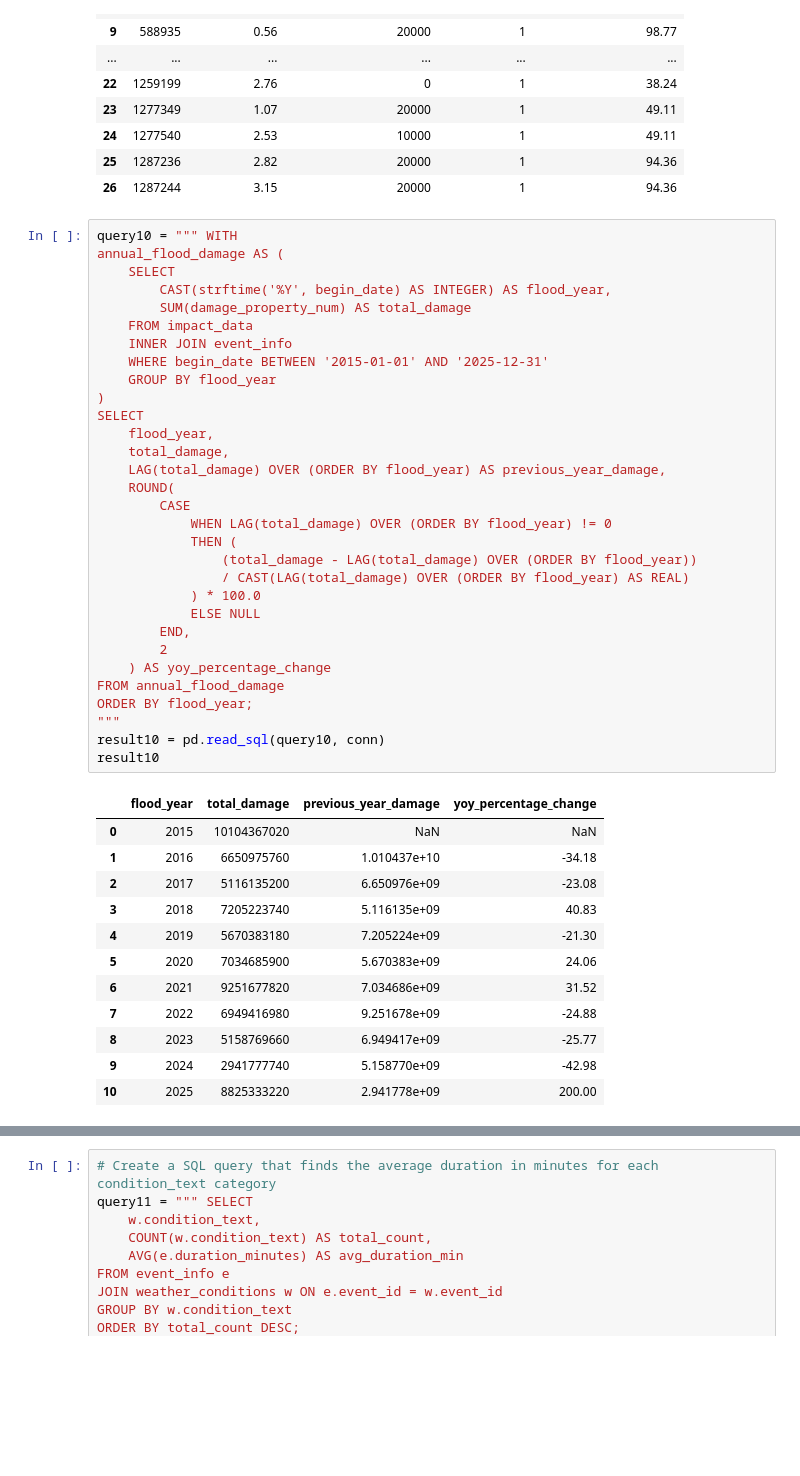
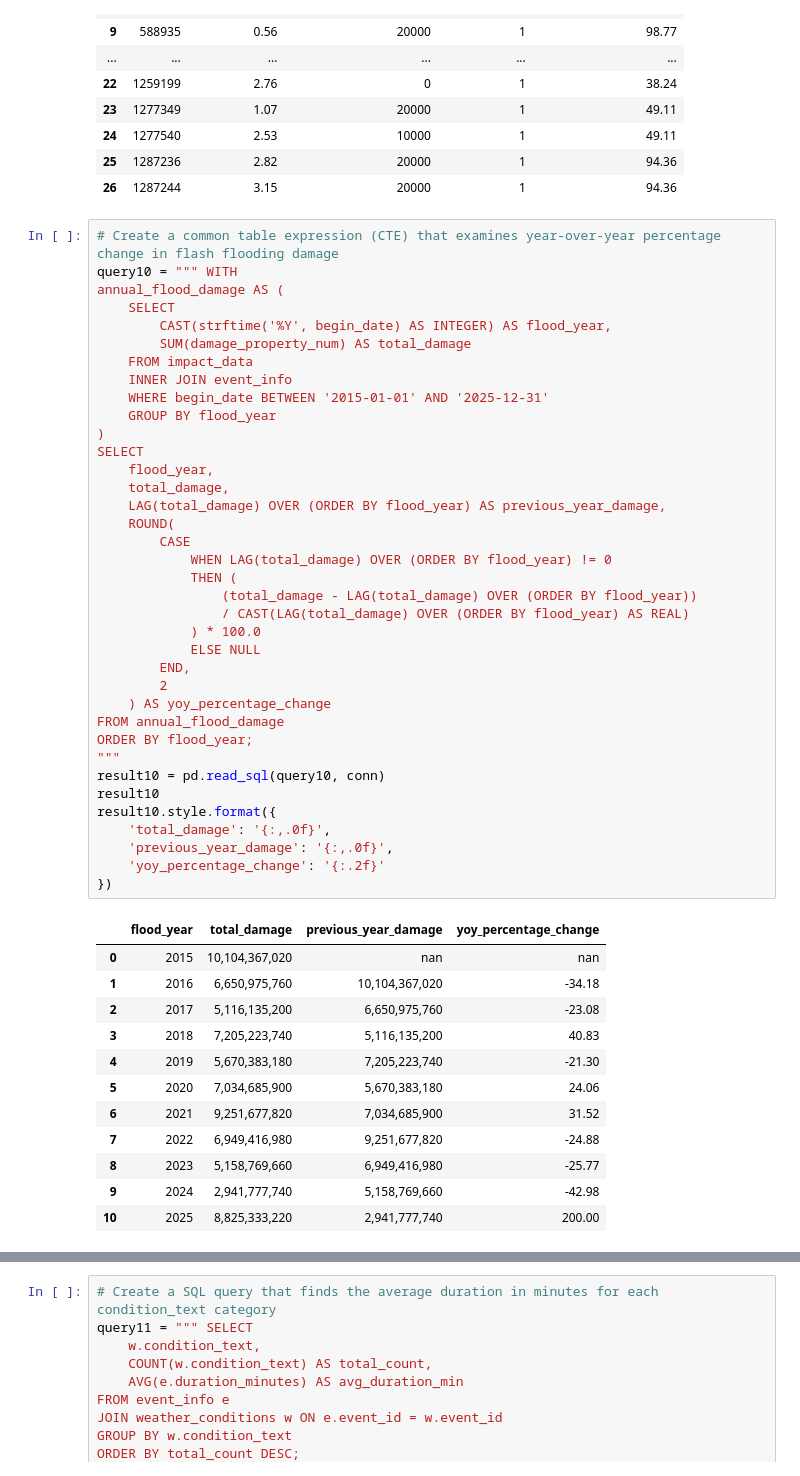
Before and after one commit to ashleyadehart/flash_floods_ky_2015_2025, a Jupyter notebook: notebooks/flash_floods_ky_2015_2025.ipynb, the cells around one changed output, grey strips where cells are left out. Cells and saved outputs as stored; diff of their text form; blank space fills up the shorter version.

```diff
--- a/notebooks/flash_floods_ky_2015_2025.ipynb
+++ b/notebooks/flash_floods_ky_2015_2025.ipynb
@@ -1583,46 +1583,52 @@ result9
 | 25 | 1287236 | 2.82 | 20000 | 1 | 94.36 |
 | 26 | 1287244 | 3.15 | 20000 | 1 | 94.36 |
 # %%
+# Create a common table expression (CTE) that examines year-over-year percentage change in flash flooding damage
 query10 = """ WITH
 annual_flood_damage AS (
     SELECT
         CAST(strftime('%Y', begin_date) AS INTEGER) AS flood_year,
         SUM(damage_property_num) AS total_damage
     FROM impact_data
     INNER JOIN event_info
     WHERE begin_date BETWEEN '2015-01-01' AND '2025-12-31'
     GROUP BY flood_year
 )
 SELECT
     flood_year,
     total_damage,
     LAG(total_damage) OVER (ORDER BY flood_year) AS previous_year_damage,
     ROUND(
         CASE
             WHEN LAG(total_damage) OVER (ORDER BY flood_year) != 0
             THEN (
                 (total_damage - LAG(total_damage) OVER (ORDER BY flood_year))
                 / CAST(LAG(total_damage) OVER (ORDER BY flood_year) AS REAL)
             ) * 100.0
             ELSE NULL
         END,
         2
     ) AS yoy_percentage_change
 FROM annual_flood_damage
 ORDER BY flood_year;
 """
 result10 = pd.read_sql(query10, conn)
 result10
+result10.style.format({
+    'total_damage': '{:,.0f}',
+    'previous_year_damage': '{:,.0f}',
+    'yoy_percentage_change': '{:.2f}'
+})
 # %% [output]
 |  | flood_year | total_damage | previous_year_damage | yoy_percentage_change |
-| 0 | 2015 | 10104367020 | NaN | NaN |
-| 1 | 2016 | 6650975760 | 1.010437e+10 | -34.18 |
-| 2 | 2017 | 5116135200 | 6.650976e+09 | -23.08 |
-| 3 | 2018 | 7205223740 | 5.116135e+09 | 40.83 |
-| 4 | 2019 | 5670383180 | 7.205224e+09 | -21.30 |
-| 5 | 2020 | 7034685900 | 5.670383e+09 | 24.06 |
-| 6 | 2021 | 9251677820 | 7.034686e+09 | 31.52 |
-| 7 | 2022 | 6949416980 | 9.251678e+09 | -24.88 |
-| 8 | 2023 | 5158769660 | 6.949417e+09 | -25.77 |
-| 9 | 2024 | 2941777740 | 5.158770e+09 | -42.98 |
-| 10 | 2025 | 8825333220 | 2.941778e+09 | 200.00 |
+| 0 | 2015 | 10,104,367,020 | nan | nan |
+| 1 | 2016 | 6,650,975,760 | 10,104,367,020 | -34.18 |
+| 2 | 2017 | 5,116,135,200 | 6,650,975,760 | -23.08 |
+| 3 | 2018 | 7,205,223,740 | 5,116,135,200 | 40.83 |
+| 4 | 2019 | 5,670,383,180 | 7,205,223,740 | -21.30 |
+| 5 | 2020 | 7,034,685,900 | 5,670,383,180 | 24.06 |
+| 6 | 2021 | 9,251,677,820 | 7,034,685,900 | 31.52 |
+| 7 | 2022 | 6,949,416,980 | 9,251,677,820 | -24.88 |
+| 8 | 2023 | 5,158,769,660 | 6,949,416,980 | -25.77 |
+| 9 | 2024 | 2,941,777,740 | 5,158,769,660 | -42.98 |
+| 10 | 2025 | 8,825,333,220 | 2,941,777,740 | 200.00 |
```
Also changed, not shown: parts of 5 cells of this notebook, 1 other file.
